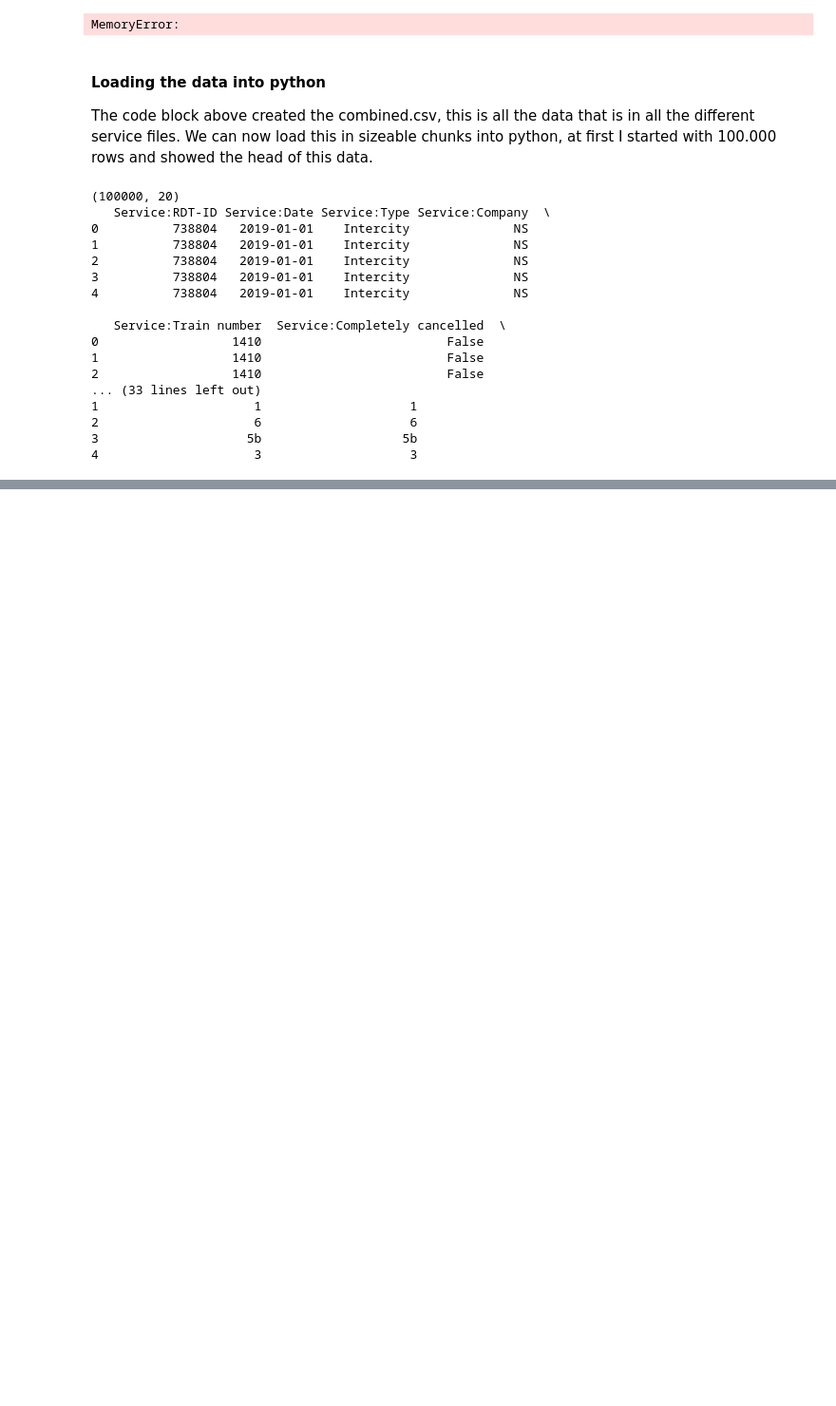
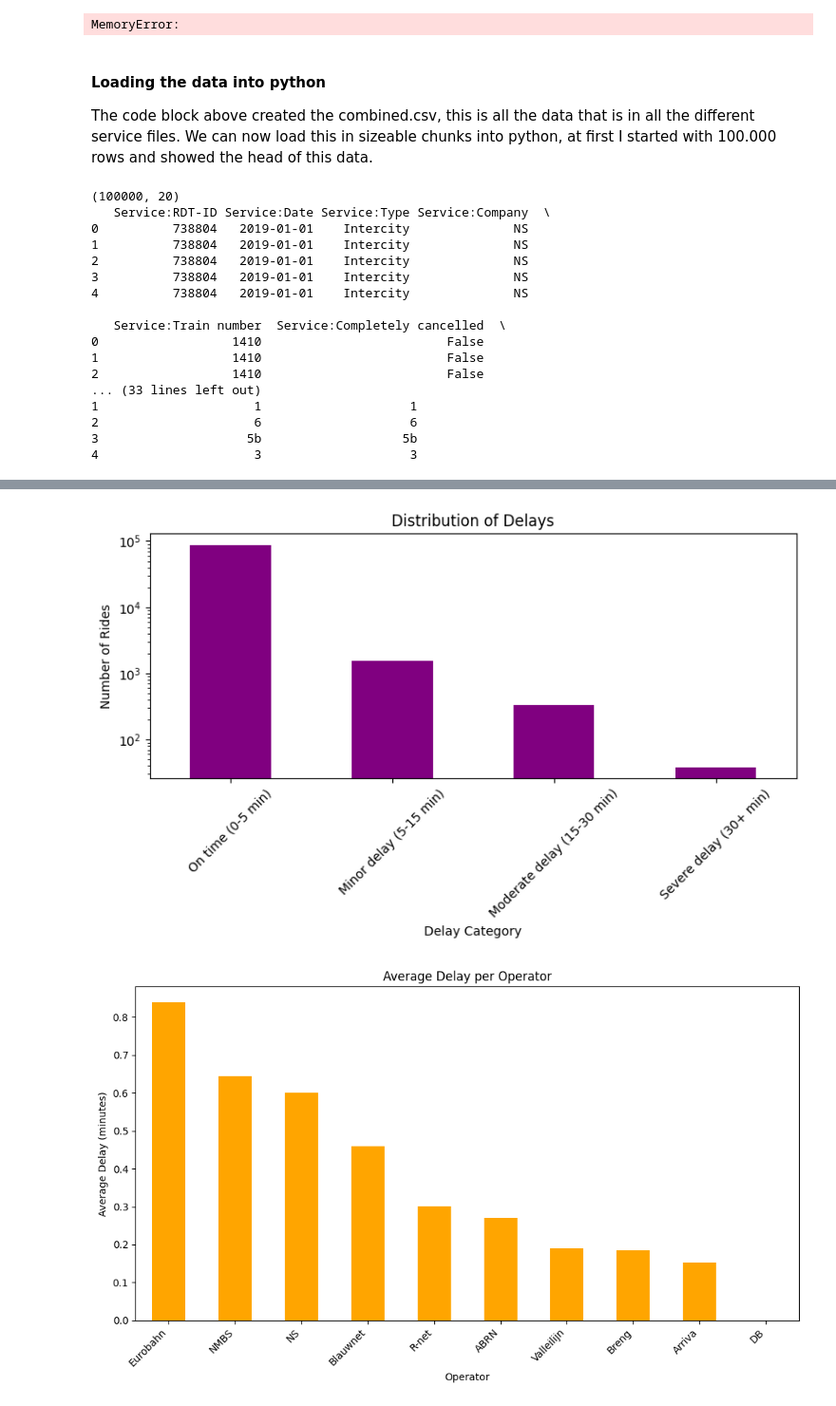
Before and after one commit to BramWillems/Personal-Challenge-NS-Treinen, a Jupyter notebook: main.ipynb, the cells around one changed output, grey strips where cells are left out. Shown at 95% size. Cells and saved outputs as stored; diff of their text form; code cells hidden in the pictures; blank space fills up the shorter version.

```diff
--- a/main.ipynb
+++ b/main.ipynb
@@ -253,0 +307,34 @@ The average number of disruptions per day is: 11.02
+# %%
+df_rides = pd.read_csv("combined.csv", nrows=100_000)
+
+df_rides['delay'] = pd.to_numeric(df_rides['Stop:Departure delay'], errors='coerce')
+avg_delay_per_operator = df_rides.groupby('Service:Company')['delay'].mean().sort_values(ascending=False)
+
+bins = [0, 5, 15, 30, df_rides['delay'].max()]
+labels = ['On time (0-5 min)', 'Minor delay (5-15 min)', 'Moderate delay (15-30 min)', 'Severe delay (30+ min)']
+df_rides['delay_group'] = pd.cut(df_rides['delay'], bins=bins, labels=labels, right=False, include_lowest=True)
+
+delay_distribution = df_rides['delay_group'].value_counts().reindex(labels)
+
+# Plot bar graph for delay distribution
+plt.figure(figsize=(8,5))
+delay_distribution.plot(kind='bar', logy=True, color='purple')
+plt.title('Distribution of Delays')
+plt.xlabel('Delay Category')
+plt.ylabel('Number of Rides')
+plt.xticks(rotation=45)
+plt.tight_layout()
+plt.show()
+
+# Make bar graph per operator
+plt.figure(figsize=(10,6))
+avg_delay_per_operator.plot(kind='bar', color='orange')
+plt.title('Average Delay per Operator')
+plt.xlabel('Operator')
+plt.ylabel('Average Delay (minutes)')
+plt.xticks(rotation=45, ha='right')
+plt.tight_layout()
+plt.show()
+# %% [output]
+[figure, added]
+[figure, added]
```
Also changed, not shown: parts of 6 cells of this notebook, 1 other file.
